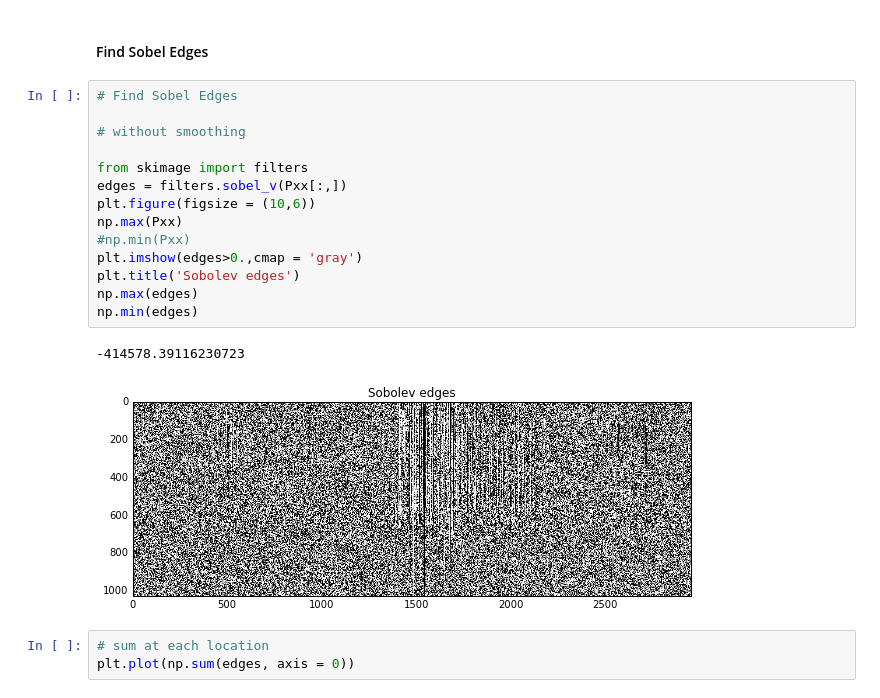
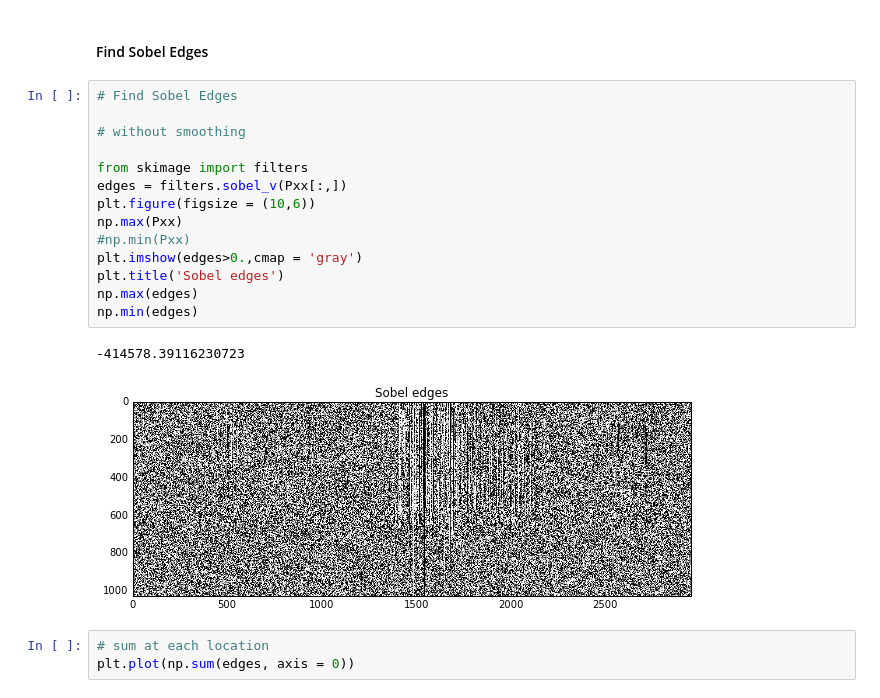
Before and after one commit to thonstad/acoustical_monitoring, a Jupyter notebook: notebooks/EdgeDetection.ipynb, the cells around one changed output. Cells and saved outputs as stored; diff of their text form.

```diff
--- a/notebooks/EdgeDetection.ipynb
+++ b/notebooks/EdgeDetection.ipynb
@@ -75,20 +75,20 @@ Pxx.shape
 # %%
 # Find Sobel Edges
 
 # without smoothing
 
 from skimage import filters
 edges = filters.sobel_v(Pxx[:,])
 plt.figure(figsize = (10,6))
 np.max(Pxx)
 #np.min(Pxx)
 plt.imshow(edges>0.,cmap = 'gray')
-plt.title('Sobolev edges')
+plt.title('Sobel edges')
 np.max(edges)
 np.min(edges)
 # %% [output]
 -414578.39116230723
-[figure, old version]
+[figure, new version]
 # %%
 # sum at each location
 plt.plot(np.sum(edges, axis = 0))
```
Also changed, not shown: parts of 2 cells of this notebook, 2 other files.
